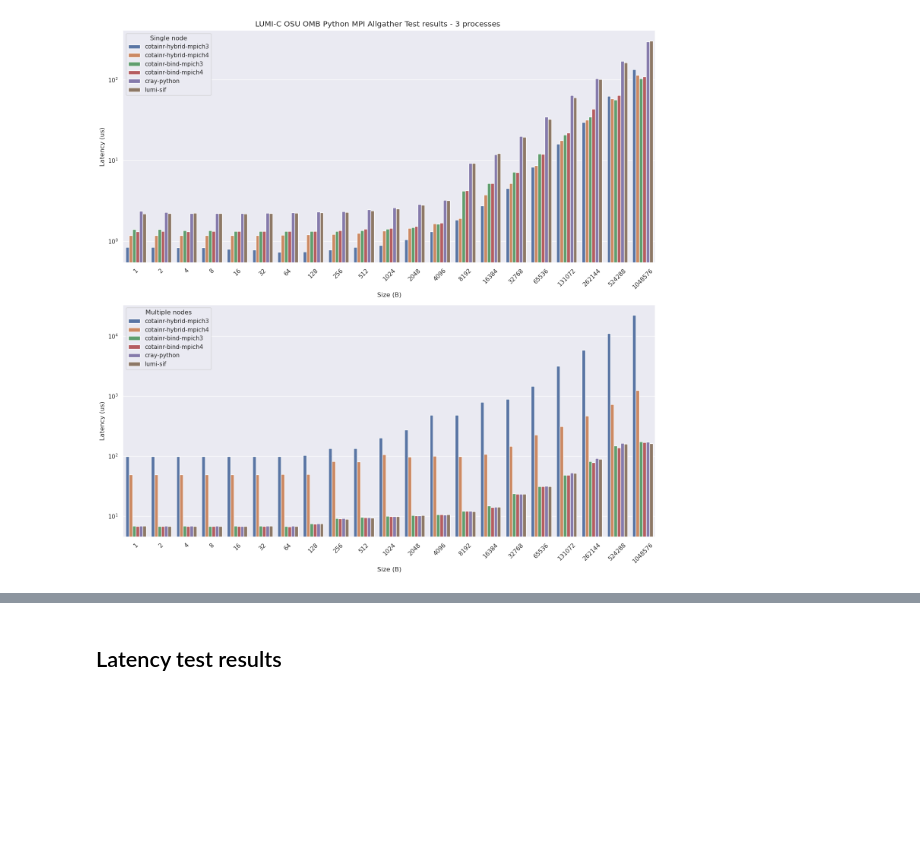
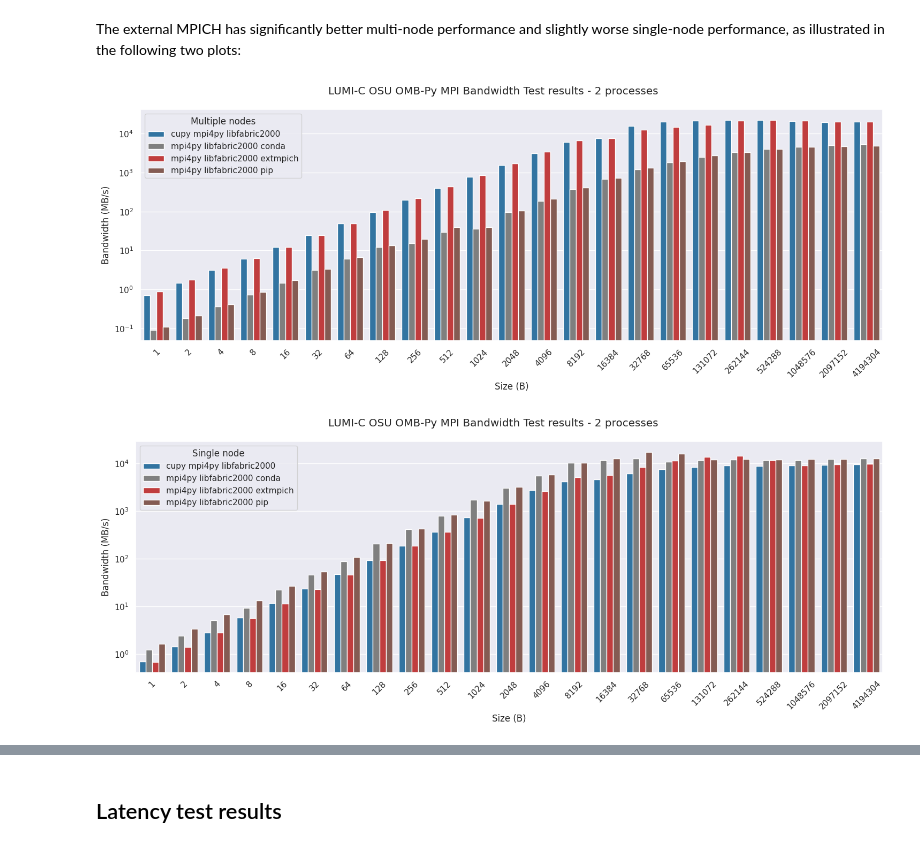
Before and after one commit to DeiC-HPC/BitBulldozersLab, a Jupyter notebook: mpi4py and cupy container using Cotainr/lumi_mpi4py_osu_results.ipynb, the cells around one changed output, grey strips where cells are left out. Drawn from its saved outputs; the diff is of its cells as text; code cells hidden in the pictures; blank space fills up the shorter version.

Commit message:
Update notebook plots

```diff
--- a/mpi4py and cupy container using Cotainr/lumi_mpi4py_osu_results.ipynb
+++ b/mpi4py and cupy container using Cotainr/lumi_mpi4py_osu_results.ipynb
@@ -218,9 +238,18 @@ LUMI-C OSU OMB Python MPI Allgather Test results - 3 processes
-# %%
-fig_allgather = barplot_osu_results(
-    df=osu_result_dfs["allgather"],
-    metric=tests["allgather"]["metric"],
-    processes=tests["allgather"]["processes"],
-    test_methods=test_methods,
-)
-# %% [output]
-[figure, removed]
+# %% [markdown]
+The external MPICH has significantly better multi-node performance and slightly worse single-node performance, as illustrated in the following two plots:
+# %%
+benchmark = "bw"; nodes='multi'
+fig_allgather = barplot_osu_results(
+    df=filter_df(osu_df, Benchmark=benchmark, Container="libfabric2000", Nodes=nodes, Buffer="numpy"),
+    benchmark=benchmark, nodes=nodes
+)
+# %% [output]
+[figure, added]
+# %%
+benchmark = "bw"; nodes='single'
+fig_allgather = barplot_osu_results(
+    df=filter_df(osu_df, Benchmark=benchmark, Container="libfabric2000", Nodes=nodes, Buffer="numpy"),
+    benchmark=benchmark, nodes=nodes
+)
+# %% [output]
+[figure, added]
```
Also changed, not shown: parts of 25 cells of this notebook.
